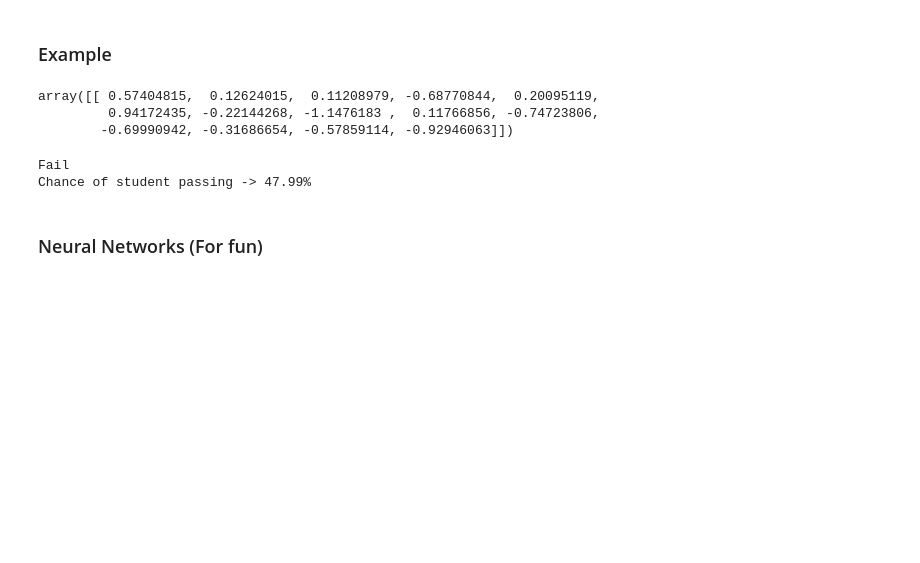
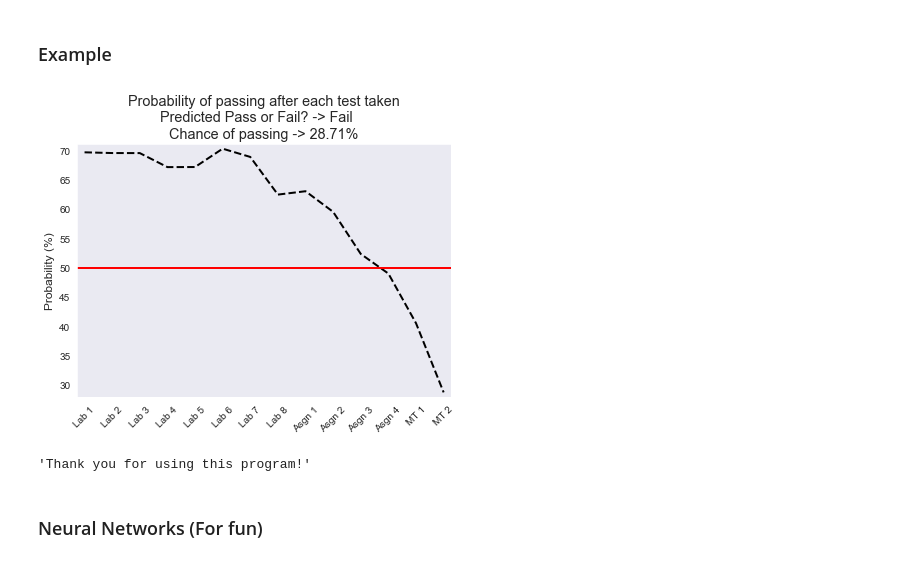
Before and after one commit to Cookie182/personal-projects, a Jupyter notebook: Grades_prediction/Grades_prediction.ipynb, the cells around one changed output. Saved outputs shown, nothing was run; the diff lists cells and outputs as text; code cells hidden in the pictures; blank space fills up the shorter version.

```diff
--- a/Grades_prediction/Grades_prediction.ipynb
+++ b/Grades_prediction/Grades_prediction.ipynb
@@ -444,23 +449,43 @@ Asgn_4 = 5
 MT_1 = 60
 MT_2 = 55
 
-test = scaler.transform(np.array([Lab_1, Lab_2, Lab_3, Lab_4, Lab_5, Lab_6, Lab_7, Lab_8,
-                                      Asgn_1, Asgn_2, Asgn_3, Asgn_4,
-                                      MT_1, MT_2]).reshape(1, -1))
-test
+test = [Lab_1, Lab_2, Lab_3, Lab_4, Lab_5, Lab_6, Lab_7, Lab_8,
+       Asgn_1, Asgn_2, Asgn_3, Asgn_4,
+       MT_1, MT_2]
-# %% [output]
-array([[ 0.57404815,  0.12624015,  0.11208979, -0.68770844,  0.20095119,
-         0.94172435, -0.22144268, -1.1476183 ,  0.11766856, -0.74723806,
-        -0.69990942, -0.31686654, -0.57859114, -0.92946063]])
-# %%
-needs = 0.6 - ((((Lab_1 + Lab_2 + Lab_3 + Lab_4 + Lab_5 + Lab_6 + Lab_7 + Lab_8) / 80) * Labs_percent) + \
-            (((Asgn_1 + Asgn_2 + Asgn_3 + Asgn_4) / 40) * Assignments_percent) + \
-            (((MT_1 + MT_2) / 200) * Mid_term_percent))
-[print("Fail") if x == 0 else print("Pass") for x in models.iloc[0]['Used Model'].predict(test)]
-print(f"Chance of student passing -> {models.iloc[0]['Used Model'].predict_proba(test)[0][1] * 100:.2f}%")
-# %% [output]
-Fail
-Chance of student passing -> 47.99%
+# %%
+def calculate(test):
+    test = scaler.transform(np.array(test).reshape(1, -1)) # scaling scores
+
+    test_ = [0] * len(test[0]) # making dummy list to cummulatively add each test score
+    probabs = [] # to store each probability as each test score gets entered
+    for x in range(len(test[0])):
+        test_[x] = test[0][x]
+        probabs.append(models.iloc[0]['Used Model'].predict_proba(np.array([test_]))[0][1] * 100)
+
+    pf = None
+    if models.iloc[0]['Used Model'].predict(test) == 0:
+        pf = 'Fail'
+    else:
+        pf = 'Pass'
+
+    plt.figure(figsize=(6,5))
+    plt.title(f"Probability of passing after each test taken\nPredicted Pass or Fail? -> {pf}\
+    \nChance of passing -> {models.iloc[0]['Used Model'].predict_proba(test)[0][1] * 100:.2f}%")
+    plt.plot(['Lab 1', 'Lab 2', 'Lab 3', 'Lab 4', 'Lab 5', 'Lab 6', 'Lab 7', 'Lab 8',
+             'Asgn 1', 'Asgn 2', 'Asgn 3', 'Asgn 4',
+             'MT 1', 'MT 2'], probabs, c='black', linestyle='--')
+    plt.axhline(50, color='red')
+    plt.xticks(rotation=45)
+    plt.ylabel('Probability (%)')
+    plt.margins(0.02, 0.02)
+    plt.tight_layout()
+    plt.show()
+
+    return 'Thank you for using this program!'
+calculate(test)
+# %% [output]
+[figure, added]
+'Thank you for using this program!'
 # %% [markdown]
 ### Neural Networks (For fun)
 # %%
```
Also changed, not shown: parts of 30 cells of this notebook, 1 other file.
